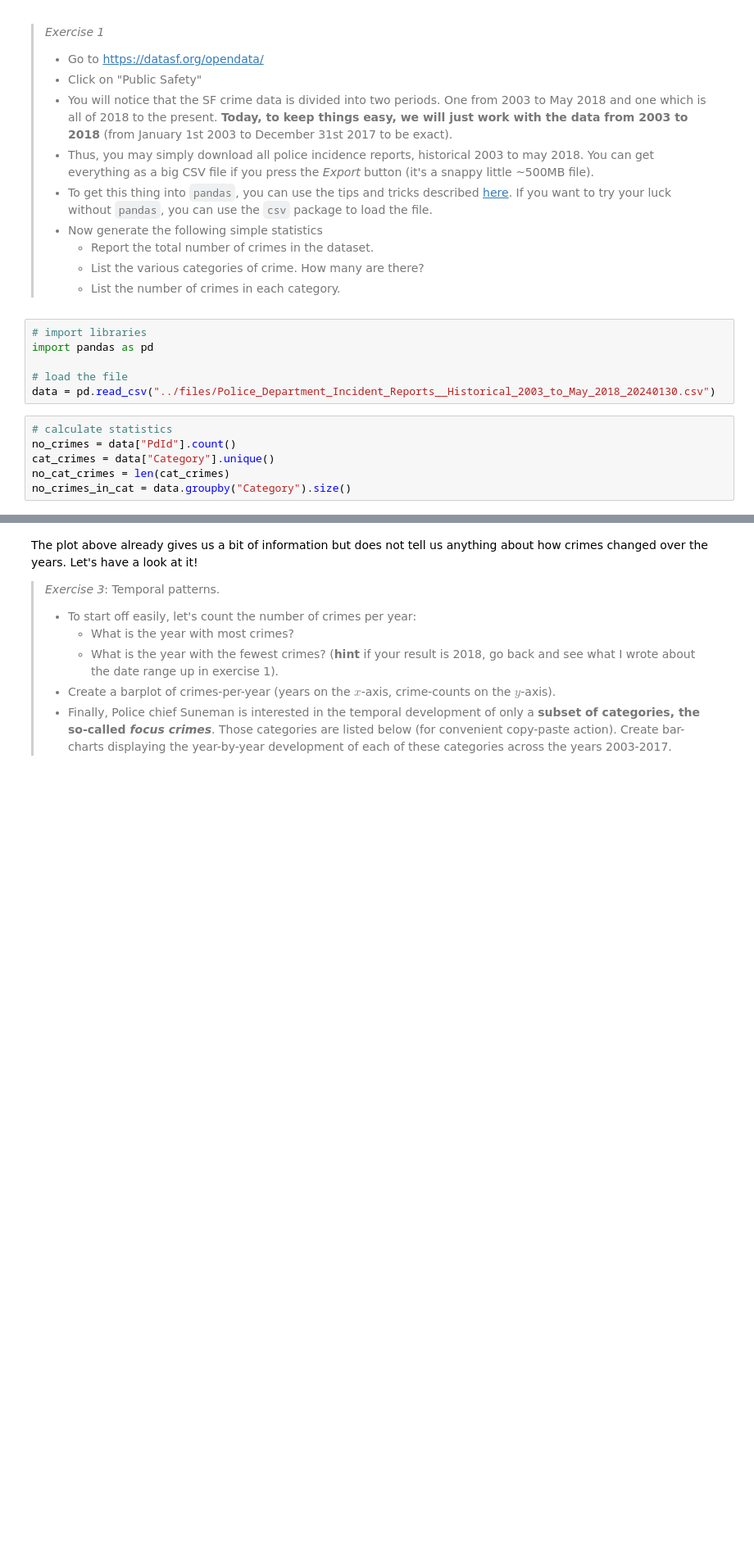
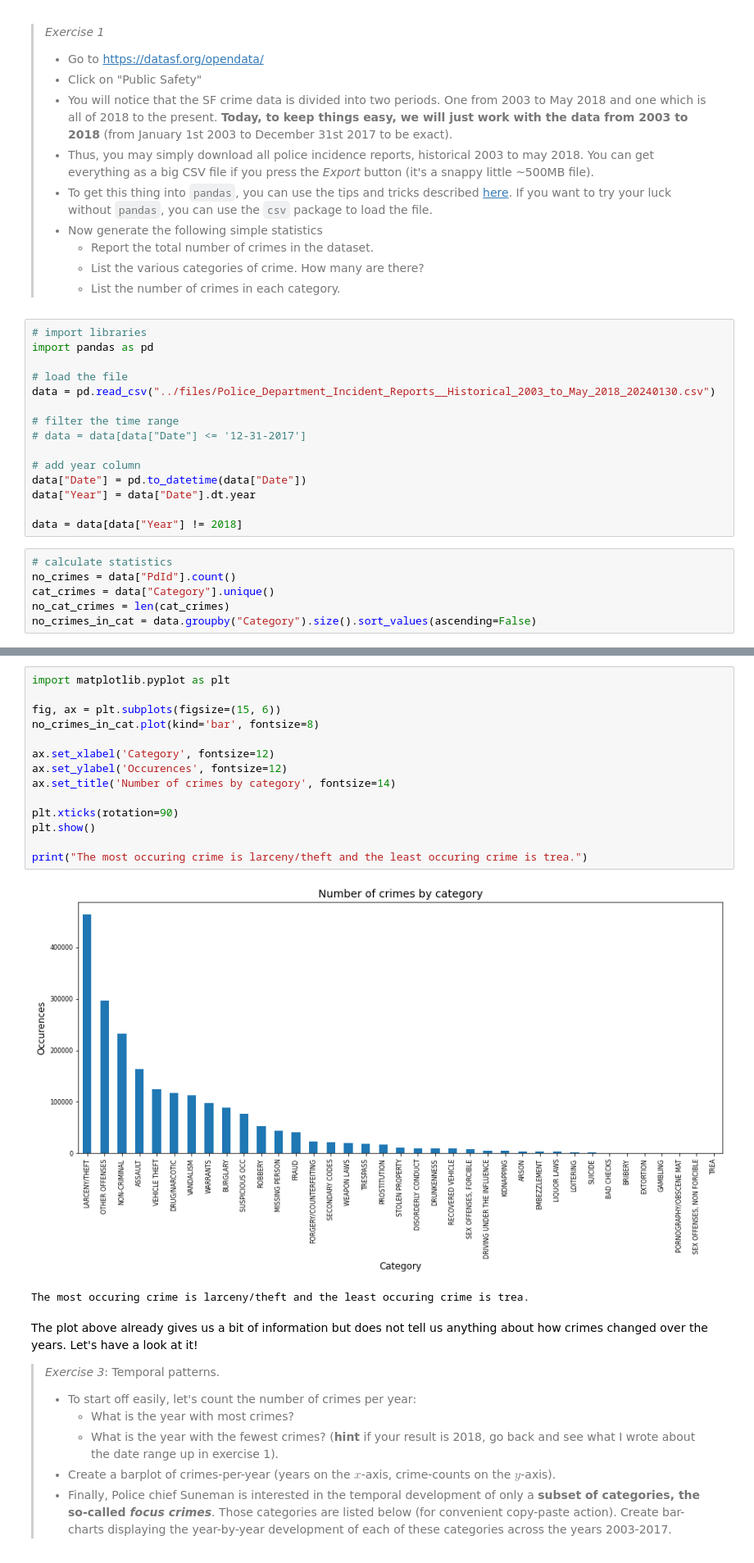
Before and after one commit to frejasarfelt/socialdata2024, a Jupyter notebook: lectures/Week1.ipynb, the cells around one changed output, grey strips where cells are left out. Shown: that part at 82% size. Saved outputs shown, nothing was run; the diff lists cells and outputs as text; blank space fills up the shorter version.

```diff
--- a/lectures/Week1.ipynb
+++ b/lectures/Week1.ipynb
@@ -70,12 +70,21 @@ import pandas as pd
 
 # load the file
 data = pd.read_csv("../files/Police_Department_Incident_Reports__Historical_2003_to_May_2018_20240130.csv")
+
+# filter the time range
+# data = data[data["Date"] <= '12-31-2017']
+
+# add year column
+data["Date"] = pd.to_datetime(data["Date"])
+data["Year"] = data["Date"].dt.year
+
+data = data[data["Year"] != 2018]
 # %%
 # calculate statistics
 no_crimes = data["PdId"].count()
 cat_crimes = data["Category"].unique()
 no_cat_crimes = len(cat_crimes)
-no_crimes_in_cat = data.groupby("Category").size()
+no_crimes_in_cat = data.groupby("Category").size().sort_values(ascending=False)
 # %%
 # print statistics
 print(f"There are a total of {no_crimes} crimes in the dataset.")
@@ -111,6 +120,23 @@ In order to do awesome *predictive policing* later on in the class, we're going
 <div>
 <img src="https://raw.githubusercontent.com/suneman/socialdata2022/main/files/CrimeOccurrencesByCategory.png" width="700"/>
 </div>
+# %%
+import matplotlib.pyplot as plt
+
+fig, ax = plt.subplots(figsize=(15, 6))
+no_crimes_in_cat.plot(kind='bar', fontsize=8)
+
+ax.set_xlabel('Category', fontsize=12)
+ax.set_ylabel('Occurences', fontsize=12)
+ax.set_title('Number of crimes by category', fontsize=14)
+
+plt.xticks(rotation=90)
+plt.show()
+
+print("The most occuring crime is larceny/theft and the least occuring crime is trea.")
+# %% [output]
+[figure, added]
+The most occuring crime is larceny/theft and the least occuring crime is trea.
 # %% [markdown]
 The plot above already gives us a bit of information but does not tell us anything about how crimes changed over the years. Let's have a look at it!
 
```
Also changed, not shown: parts of 3 cells of this notebook.
